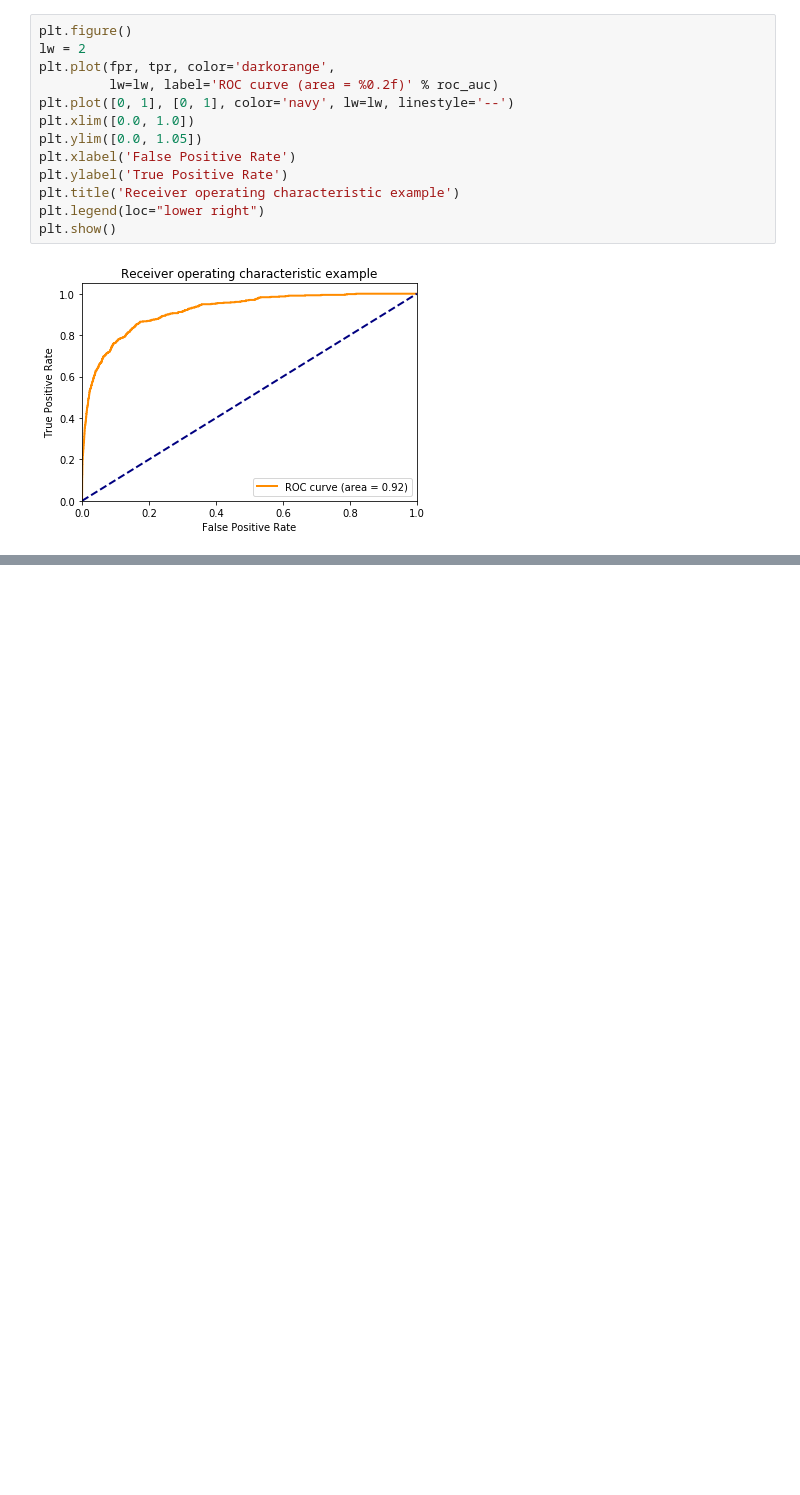
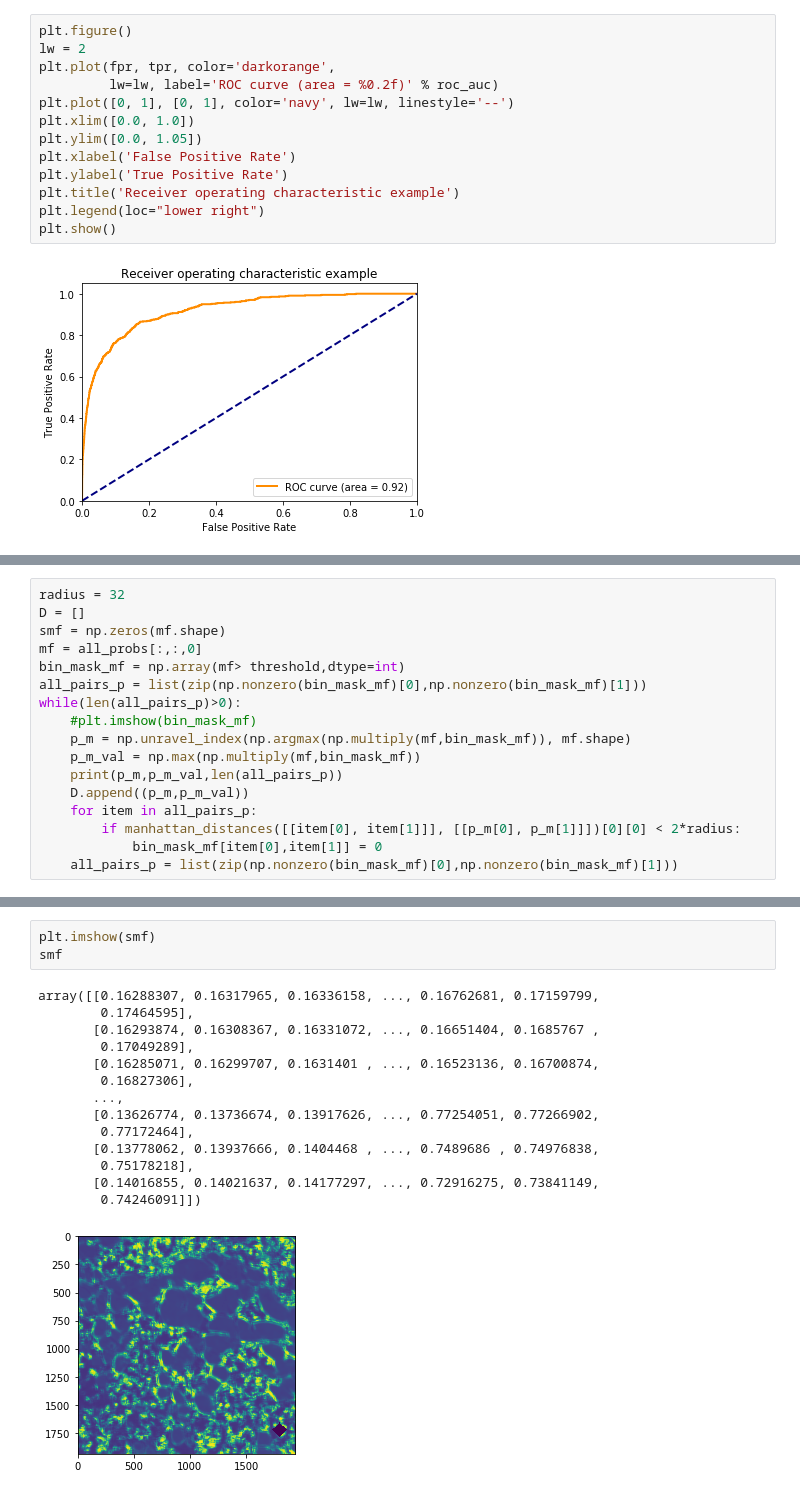
Before and after one commit to sebastianffx/stain_adversarial_learning, a Jupyter notebook: TUPAC_CNN_Train.ipynb, the cells around one changed output, grey strips where cells are left out. Saved outputs shown, nothing was run; the diff lists cells and outputs as text; blank space fills up the shorter version.

```diff
--- a/TUPAC_CNN_Train.ipynb
+++ b/TUPAC_CNN_Train.ipynb
@@ -390,0 +439,17 @@ TypeError: 'NoneType' object is not callable
+# %%
+radius = 32
+D = []
+smf = np.zeros(mf.shape)
+mf = all_probs[:,:,0]
+bin_mask_mf = np.array(mf> threshold,dtype=int)
+all_pairs_p = list(zip(np.nonzero(bin_mask_mf)[0],np.nonzero(bin_mask_mf)[1]))
+while(len(all_pairs_p)>0):
+    #plt.imshow(bin_mask_mf)
+    p_m = np.unravel_index(np.argmax(np.multiply(mf,bin_mask_mf)), mf.shape)
+    p_m_val = np.max(np.multiply(mf,bin_mask_mf))
+    print(p_m,p_m_val,len(all_pairs_p))
+    D.append((p_m,p_m_val))
+    for item in all_pairs_p:
+        if manhattan_distances([[item[0], item[1]]], [[p_m[0], p_m[1]]])[0][0] < 2*radius:
+            bin_mask_mf[item[0],item[1]] = 0
+    all_pairs_p = list(zip(np.nonzero(bin_mask_mf)[0],np.nonzero(bin_mask_mf)[1]))
@@ -390,0 +474,18 @@ TypeError: 'NoneType' object is not callable
+# %%
+plt.imshow(smf)
+smf
+# %% [output]
+array([[0.16288307, 0.16317965, 0.16336158, ..., 0.16762681, 0.17159799,
+        0.17464595],
+       [0.16293874, 0.16308367, 0.16331072, ..., 0.16651404, 0.1685767 ,
+        0.17049289],
+       [0.16285071, 0.16299707, 0.1631401 , ..., 0.16523136, 0.16700874,
+        0.16827306],
+       ...,
+       [0.13626774, 0.13736674, 0.13917626, ..., 0.77254051, 0.77266902,
+        0.77172464],
+       [0.13778062, 0.13937666, 0.1404468 , ..., 0.7489686 , 0.74976838,
+        0.75178218],
+       [0.14016855, 0.14021637, 0.14177297, ..., 0.72916275, 0.73841149,
+        0.74246091]])
+[figure, added]
```
Also changed, not shown: parts of 24 cells of this notebook, 2 other files.
